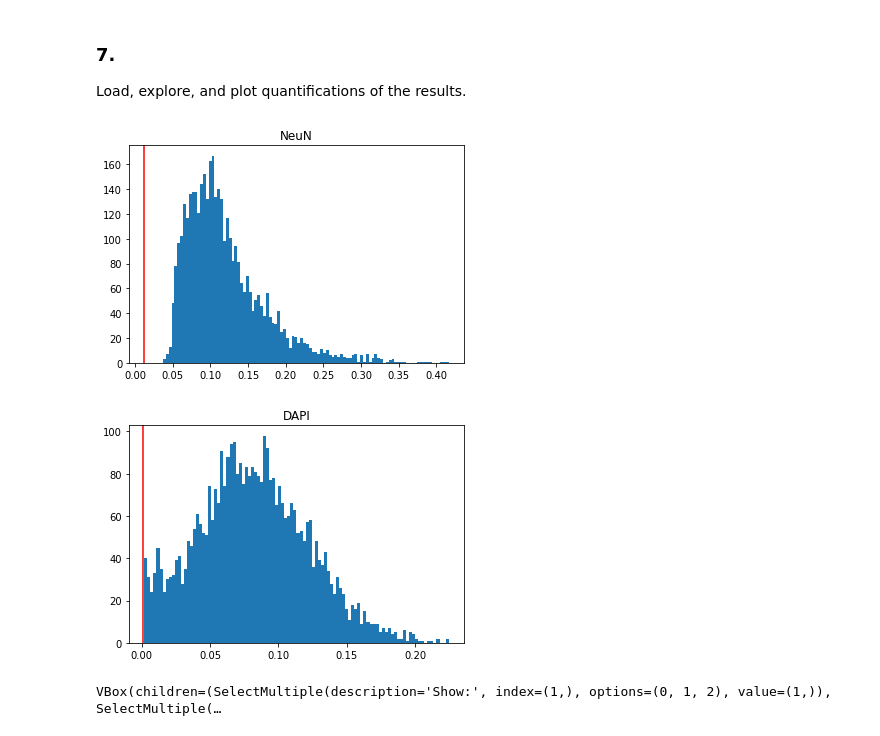
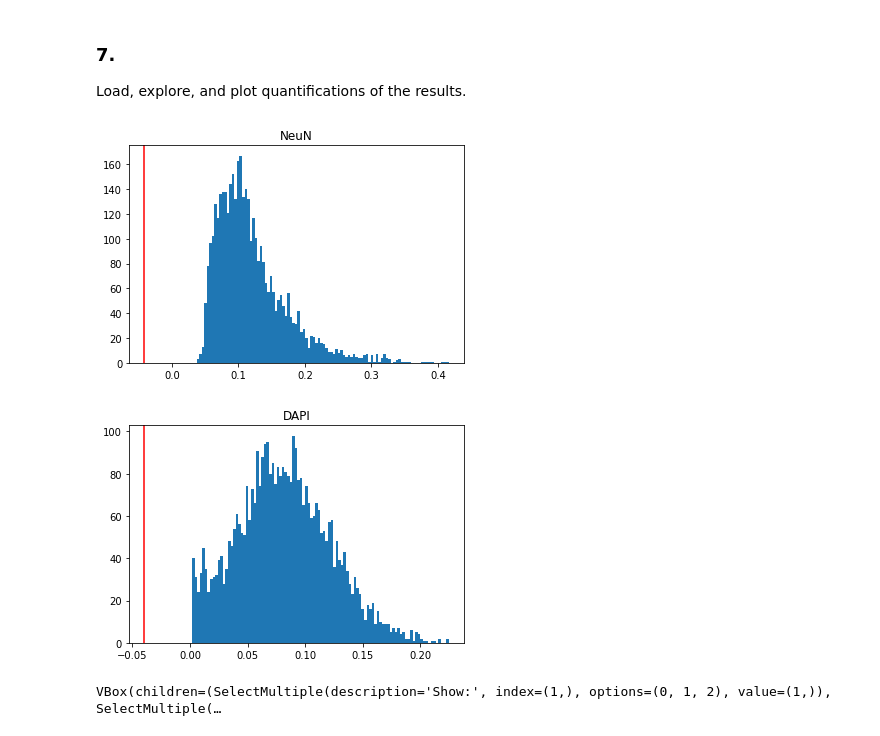
Before and after one commit to djunamay/confocalQuant, a Jupyter notebook: outs/neuronbatch101823_mitohealth_out/example.ipynb, the cells around one changed output. Drawn from its saved outputs; the diff is of its cells as text; code cells hidden in the pictures.

```diff
--- a/outs/neuronbatch101823_mitohealth_out/example.ipynb
+++ b/outs/neuronbatch101823_mitohealth_out/example.ipynb
@@ -130,10 +130,10 @@ data = concatenate_Y(all_file_names, Y, cells_per_job, Ncells, nuclear_col_idx,
 add_metadata(data, path_to_meta)
 # %%
 # filter cells based on NeuN and DAPI
-data_filtered = filter_data(data, 'NeuN', 'DAPI', 'wellname', C=1)
+data_filtered = filter_data(data, 'NeuN', 'DAPI', 'wellname', C=3)
 # update masks based on this for toggling
 # %% [output]
-[figure, old version]
+[figure, new version]
-[figure, old version]
+[figure, new version]
 # %%
 # toggle segmentation
```
Also changed, not shown: parts of 7 cells of this notebook.
